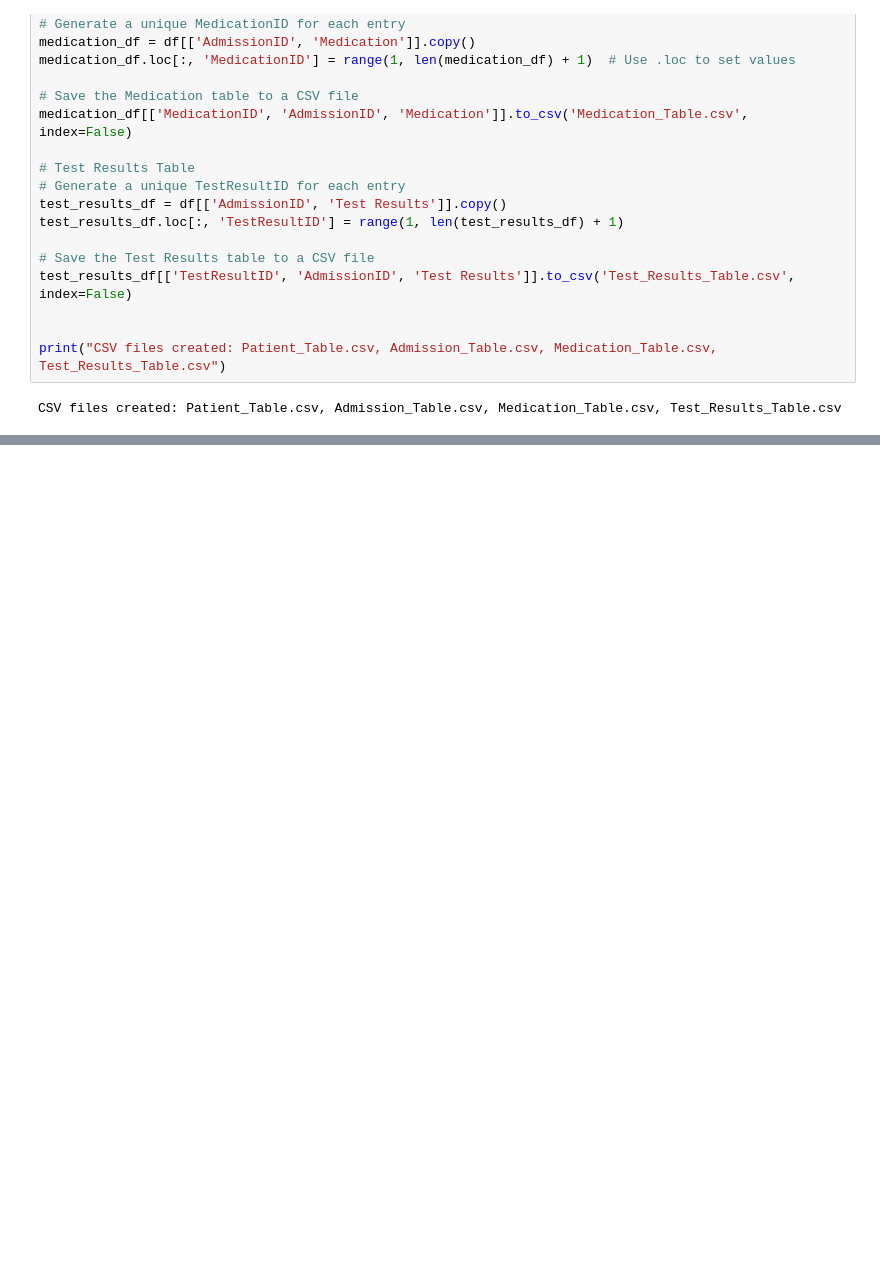
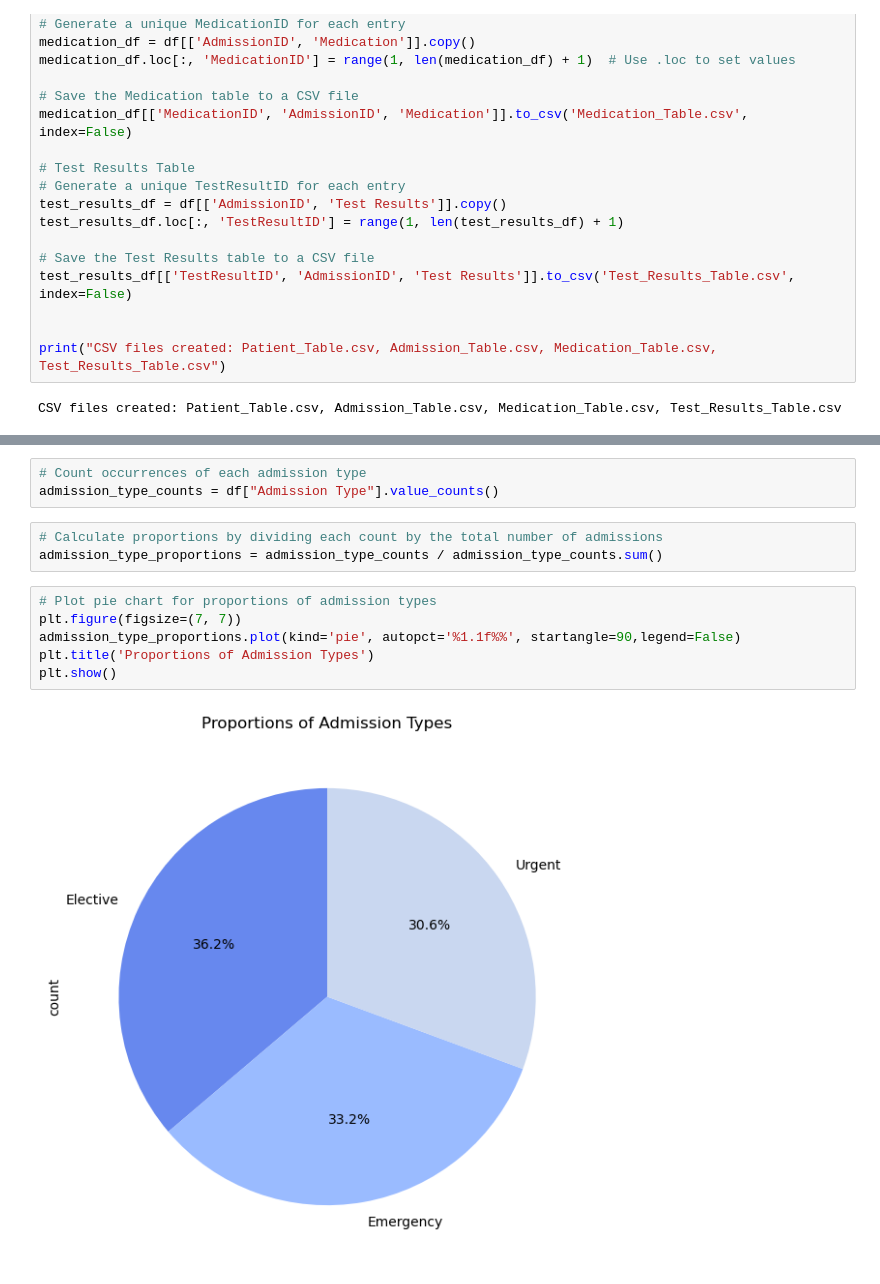
Before and after one commit to kajalkjain/Project-3-Group-2, a Jupyter notebook: Healthcare_cleaning_dataset.ipynb, the cells around one changed output, grey strips where cells are left out. Drawn from its saved outputs; the diff is of its cells as text; blank space fills up the shorter version.

```diff
--- a/Healthcare_cleaning_dataset.ipynb
+++ b/Healthcare_cleaning_dataset.ipynb
@@ -239,0 +282,14 @@ CSV files created: Patient_Table.csv, Admission_Table.csv, Medication_Table.csv,
+# %%
+# Count occurrences of each admission type
+admission_type_counts = df["Admission Type"].value_counts()
+# %%
+# Calculate proportions by dividing each count by the total number of admissions
+admission_type_proportions = admission_type_counts / admission_type_counts.sum()
+# %%
+# Plot pie chart for proportions of admission types
+plt.figure(figsize=(7, 7))
+admission_type_proportions.plot(kind='pie', autopct='%1.1f%%', startangle=90,legend=False)
+plt.title('Proportions of Admission Types')
+plt.show()
+# %% [output]
+[figure, added]
```
Also changed, not shown: parts of 17 cells of this notebook, 1 other file.
